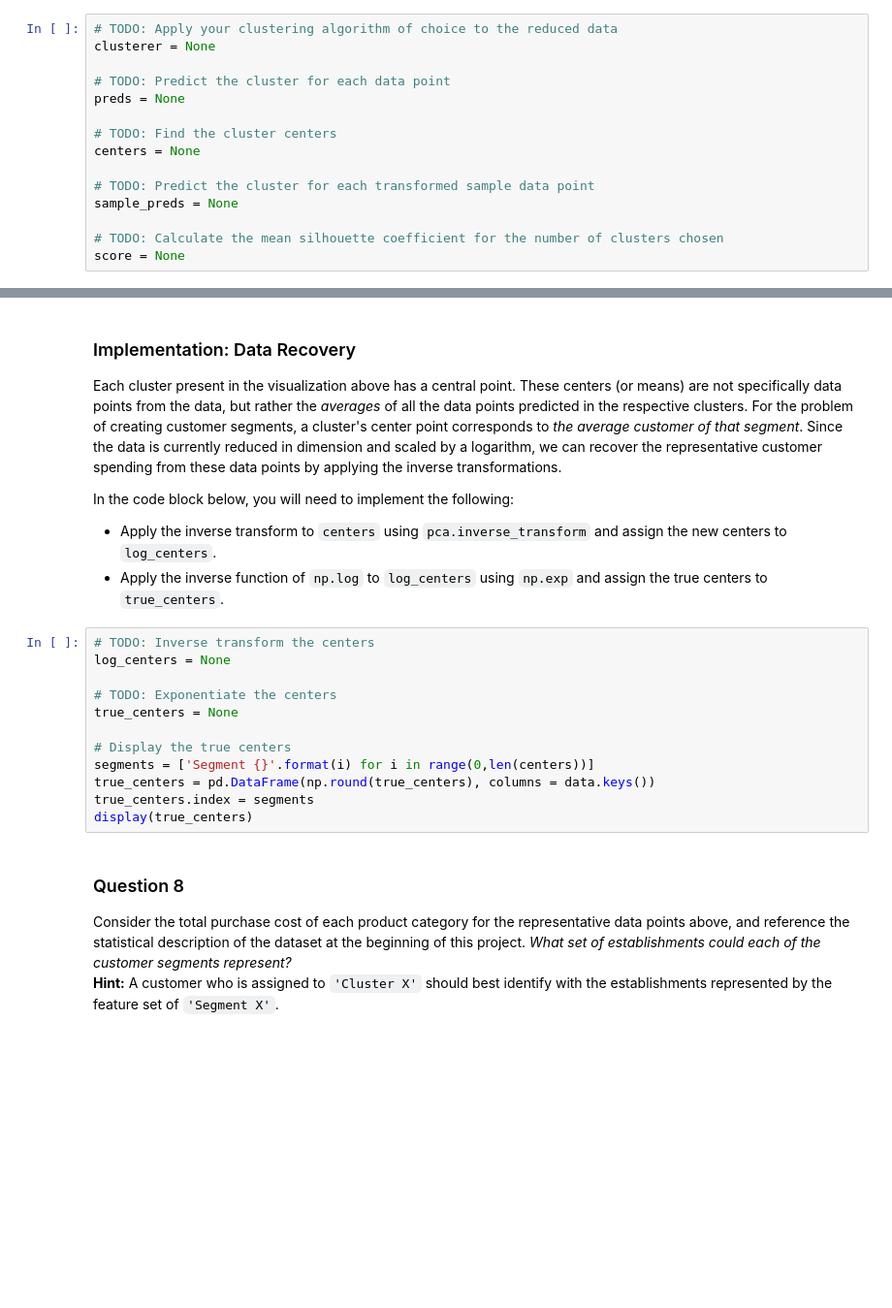
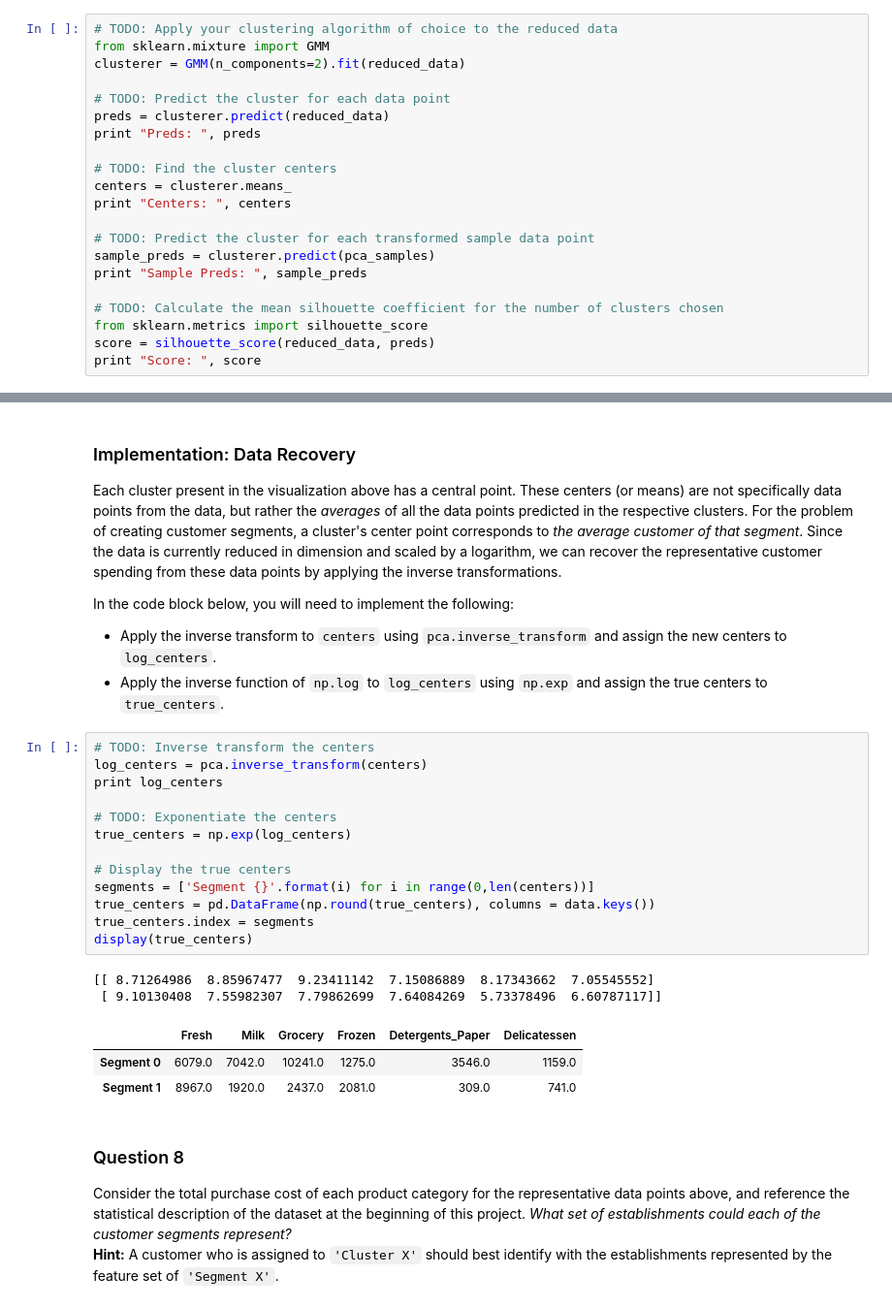
Before and after one commit to PetrShypila/P3-CreatingCustomerSegments, a Jupyter notebook: customer_segments.ipynb, the cells around one changed output, grey strips where cells are left out. Shown: that part at 97% size. Drawn from its saved outputs; the diff is of its cells as text; blank space fills up the shorter version.

```diff
--- a/customer_segments.ipynb
+++ b/customer_segments.ipynb
@@ -392,16 +398,22 @@ In the code block below, you will need to implement the following:
    - Assign the silhouette score to `score` and print the result.
 # %%
 # TODO: Apply your clustering algorithm of choice to the reduced data
-clusterer = None
+from sklearn.mixture import GMM
+clusterer = GMM(n_components=2).fit(reduced_data)
 
 # TODO: Predict the cluster for each data point
-preds = None
+preds = clusterer.predict(reduced_data)
+print "Preds: ", preds
 
 # TODO: Find the cluster centers
-centers = None
+centers = clusterer.means_
+print "Centers: ", centers
 
 # TODO: Predict the cluster for each transformed sample data point
-sample_preds = None
+sample_preds = clusterer.predict(pca_samples)
+print "Sample Preds: ", sample_preds
 
 # TODO: Calculate the mean silhouette coefficient for the number of clusters chosen
-score = None
+from sklearn.metrics import silhouette_score
+score = silhouette_score(reduced_data, preds)
+print "Score: ", score
@@ -425,16 +465,23 @@ In the code block below, you will need to implement the following:
  - Apply the inverse function of `np.log` to `log_centers` using `np.exp` and assign the true centers to `true_centers`.
 # %%
 # TODO: Inverse transform the centers
-log_centers = None
+log_centers = pca.inverse_transform(centers)
+print log_centers
 
 # TODO: Exponentiate the centers
-true_centers = None
+true_centers = np.exp(log_centers)
 
 # Display the true centers
 segments = ['Segment {}'.format(i) for i in range(0,len(centers))]
 true_centers = pd.DataFrame(np.round(true_centers), columns = data.keys())
 true_centers.index = segments
 display(true_centers)
+# %% [output]
+[[ 8.71264986  8.85967477  9.23411142  7.15086889  8.17343662  7.05545552]
+ [ 9.10130408  7.55982307  7.79862699  7.64084269  5.73378496  6.60787117]]
+|  | Fresh | Milk | Grocery | Frozen | Detergents_Paper | Delicatessen |
+| Segment 0 | 6079.0 | 7042.0 | 10241.0 | 1275.0 | 3546.0 | 1159.0 |
+| Segment 1 | 8967.0 | 1920.0 | 2437.0 | 2081.0 | 309.0 | 741.0 |
 # %% [markdown]
 ### Question 8
 Consider the total purchase cost of each product category for the representative data points above, and reference the statistical description of the dataset at the beginning of this project. *What set of establishments could each of the customer segments represent?*
```
Also changed, not shown: parts of 11 cells of this notebook.
